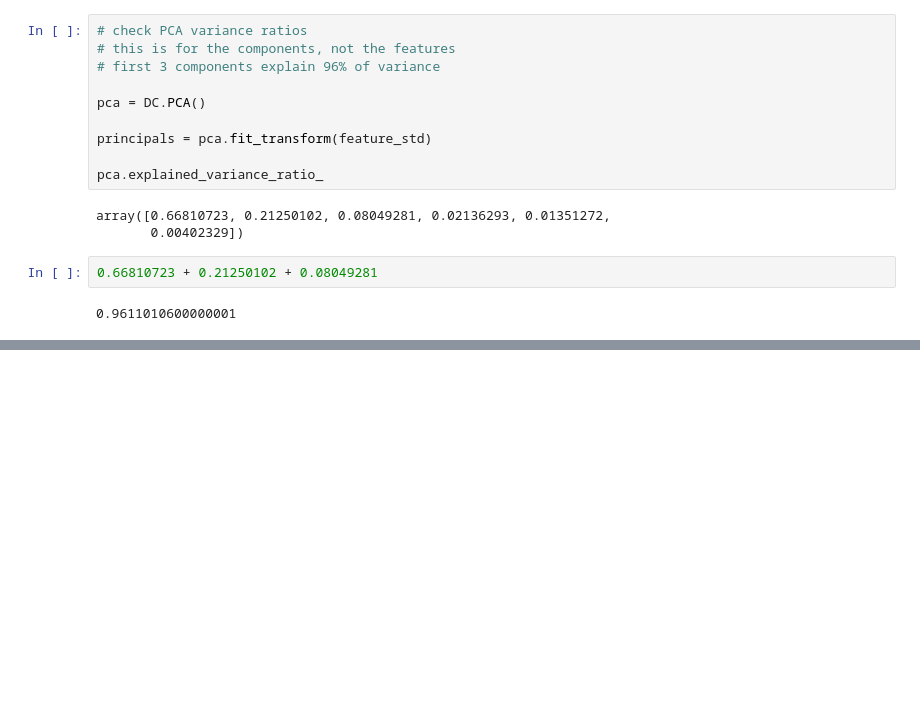
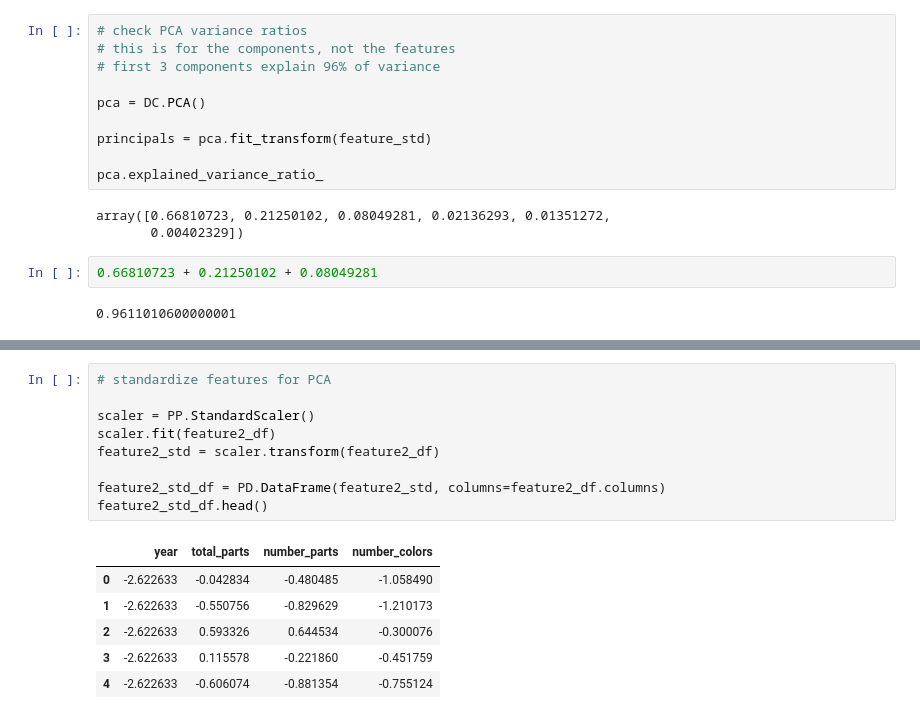
Before and after one commit to NathanVenos/Classifying_LEGO_Value_Retention, a Jupyter notebook: analysis/colinearity.ipynb, the cells around one changed output, grey strips where cells are left out. Cells and saved outputs as stored; diff of their text form; blank space fills up the shorter version.

```diff
--- a/analysis/colinearity.ipynb
+++ b/analysis/colinearity.ipynb
@@ -164,0 +222,16 @@ array([0.66810723, 0.21250102, 0.08049281, 0.02136293, 0.01351272,
+# %%
+# standardize features for PCA
+
+scaler = PP.StandardScaler()
+scaler.fit(feature2_df)
+feature2_std = scaler.transform(feature2_df)
+
+feature2_std_df = PD.DataFrame(feature2_std, columns=feature2_df.columns)
+feature2_std_df.head()
+# %% [output]
+|  | year | total_parts | number_parts | number_colors |
+| 0 | -2.622633 | -0.042834 | -0.480485 | -1.058490 |
+| 1 | -2.622633 | -0.550756 | -0.829629 | -1.210173 |
+| 2 | -2.622633 | 0.593326 | 0.644534 | -0.300076 |
+| 3 | -2.622633 | 0.115578 | -0.221860 | -0.451759 |
+| 4 | -2.622633 | -0.606074 | -0.881354 | -0.755124 |
```
Also changed, not shown: parts of 16 cells of this notebook.
